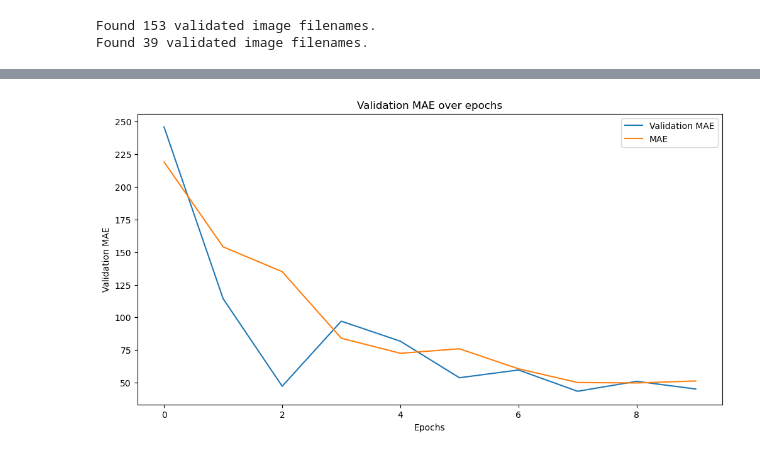
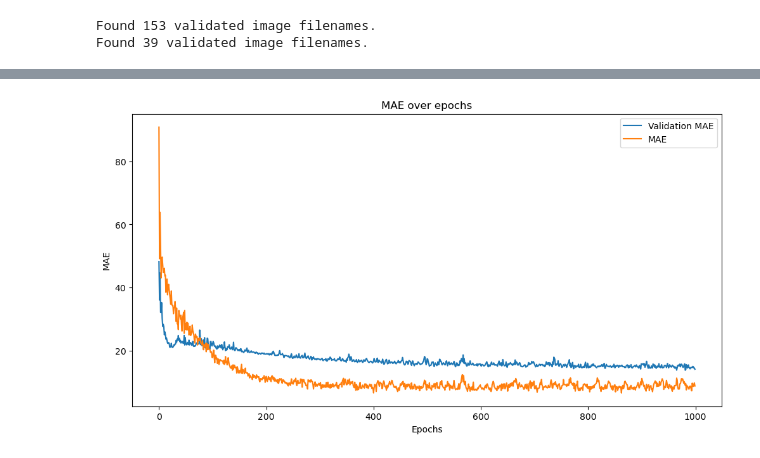
Before and after one commit to Teenjb/Predict-Air-Quality-With-ANN, a Jupyter notebook: resnet.ipynb, the cells around one changed output, grey strips where cells are left out. Drawn from its saved outputs; the diff is of its cells as text; code cells hidden in the pictures.

```diff
--- a/resnet.ipynb
+++ b/resnet.ipynb
@@ -129,12 +120,12 @@ Found 153 validated image filenames.
 Found 39 validated image filenames.
 # %%
 import tensorflow as tf
-from tensorflow.keras.applications import ResNet152V2
+from tensorflow.keras.applications import ResNet101
 from tensorflow.keras.models import Model
 from tensorflow.keras.layers import Dense, GlobalAveragePooling2D
 
 # Load the ResNet50 model pre-trained on ImageNet
-base_model = ResNet152V2(weights='imagenet', include_top=False, input_shape=(224, 224, 3))
+base_model = ResNet101(weights='imagenet', include_top=False, input_shape=(224, 224, 3))
 
 # Add custom layers on top of ResNet
 x = base_model.output
@@ -150,7 +141,7 @@ for layer in base_model.layers:
     layer.trainable = False
 
 # Compile the model
-model.compile(optimizer='adam', loss='mean_squared_error', metrics=['mean_absolute_error'])
+model.compile(optimizer='adam', loss='mean_squared_error', metrics=['mean_absolute_error',tf.keras.metrics.RootMeanSquaredError()])
 
 # Summary of the model
 model.summary()
@@ -180,6 +170,6 @@ history = model.fit(
     steps_per_epoch=len(train_data) // 32,
     validation_data=test_generator,
     validation_steps=len(test_data) // 32,
-    epochs=10  # Adjust the number of epochs based on your needs
+    epochs=1000  # Adjust the number of epochs based on your needs
 )
 # %% [output]
@@ -214,17 +227,17 @@ print(history.history)
 # %%
 import matplotlib.pyplot as plt
 
 # Assuming history.history['val_mean_absolute_error'] is your data
 val_mae = history.history['val_mean_absolute_error']
 mae = history.history['mean_absolute_error']
 
 plt.figure(figsize=(12, 6))
 plt.plot(val_mae)
 plt.plot(mae)
-plt.title('Validation MAE over epochs')
+plt.title('MAE over epochs')
 plt.xlabel('Epochs')
-plt.ylabel('Validation MAE')
+plt.ylabel('MAE')
 plt.legend(['Validation MAE', 'MAE'])
 plt.show()
 # %% [output]
-[figure, old version]
+[figure, new version]
```
Also changed, not shown: parts of 13 cells of this notebook.
